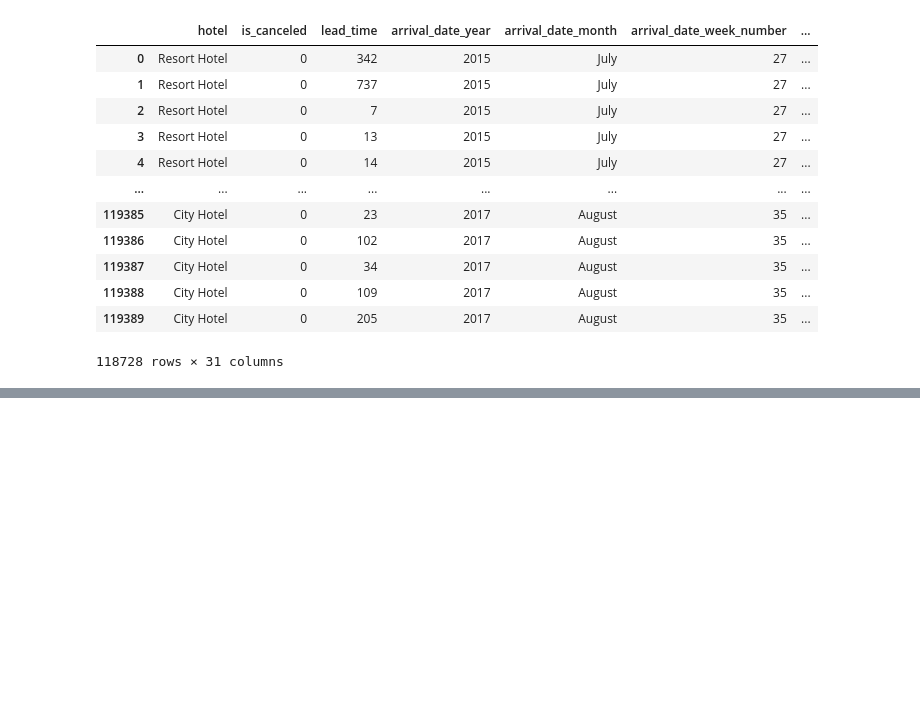
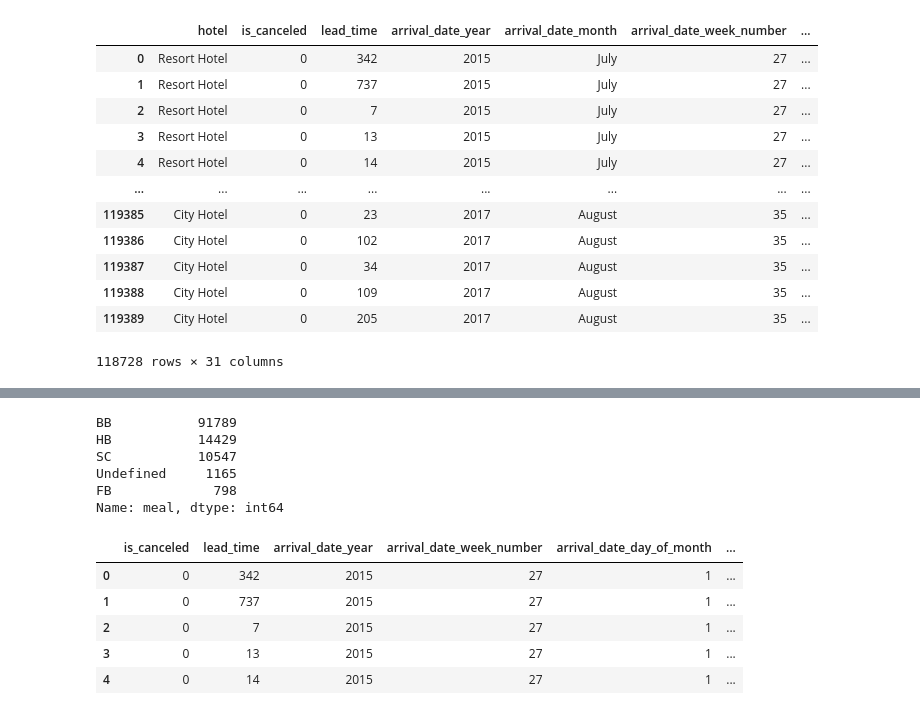
Before and after one commit to SangDal/KDT, a Jupyter notebook: 7.머신러닝-딥러닝/9.랜덤 포레스트.ipynb, the cells around one changed output, grey strips where cells are left out. Drawn from its saved outputs; the diff is of its cells as text; code cells hidden in the pictures; blank space fills up the shorter version.

```diff
--- a/7.머신러닝-딥러닝/9.랜덤 포레스트.ipynb
+++ b/7.머신러닝-딥러닝/9.랜덤 포레스트.ipynb
@@ -365,0 +411,7 @@ hotel_df
+# %%
+# 너무 많은 오브젝트_리스트 만들기
+
+obj_list = []
+for i in hotel_df.columns:
+  if hotel_df[i].dtype == 'O':
+    obj_list.append(i)
@@ -365,0 +446,27 @@ hotel_df
+# %%
+hotel_df['meal'].value_counts()
+# %% [output]
+BB           91789
+HB           14429
+SC           10547
+Undefined     1165
+FB             798
+Name: meal, dtype: int64
+# %%
+# 데이터 프레임에서 필요 없을꺼 같은 ['country','meal'] 두개 칼럼 삭제
+hotel_df.drop(['country','meal'], axis =1, inplace=True)
+# %%
+# 리스트에서 ['country','meal'] 두개 칼럼 삭제
+obj_list.remove('country')
+obj_list.remove('meal')
+# %%
+hotel_df = pd.get_dummies(hotel_df, columns=obj_list)
+# %%
+hotel_df.head()
+# %% [output]
+|  | is_canceled | lead_time | arrival_date_year | arrival_date_week_number | arrival_date_day_of_month | ... |
+| 0 | 0 | 342 | 2015 | 27 | 1 | ... |
+| 1 | 0 | 737 | 2015 | 27 | 1 | ... |
+| 2 | 0 | 7 | 2015 | 27 | 1 | ... |
+| 3 | 0 | 13 | 2015 | 27 | 1 | ... |
+| 4 | 0 | 14 | 2015 | 27 | 1 | ... |
```
Also changed, not shown: parts of 52 cells of this notebook, 2 other files.
